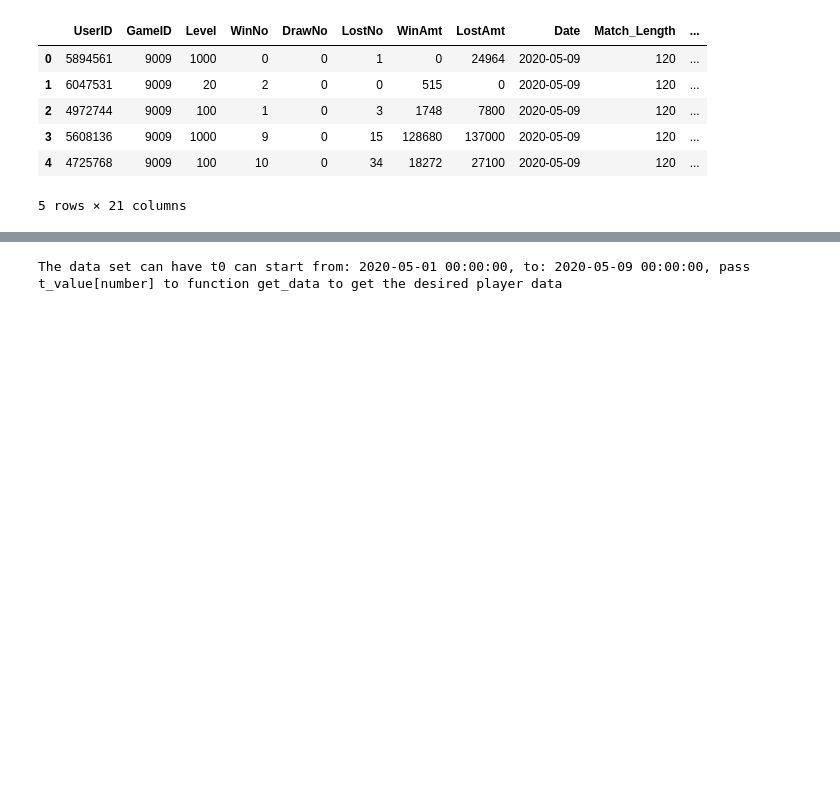
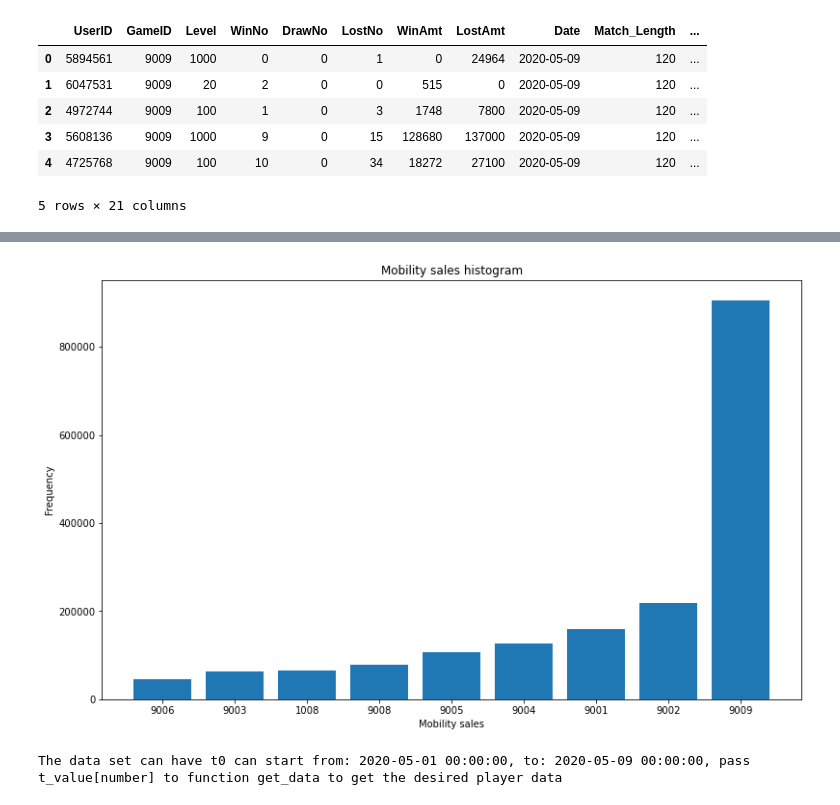
Before and after one commit to lechiben/churn-ltv-prediction, a Jupyter notebook: Churn Rate Prediction.ipynb, the cells around one changed output, grey strips where cells are left out. Saved outputs shown, nothing was run; the diff lists cells and outputs as text; code cells hidden in the pictures; blank space fills up the shorter version.

```diff
--- a/Churn Rate Prediction.ipynb
+++ b/Churn Rate Prediction.ipynb
@@ -154,0 +144,5 @@ play_log_df.head()
+# %%
+# Since there is no Draw match, we drop the DrawNo as a feature
+
+play_log_df=play_log_df.drop(['DrawNo'], axis=1)
+play_log_df.head()
@@ -154,0 +156,8 @@ play_log_df.head()
+# %%
+# Count the number of games played by GameID over the study period
+
+games_played_breakdown=play_log_df.groupby(['UserID']).sum()[['9001', '9002', '9005', '9004', '9003', '9006', '9008', '1008', '9009']].reset_index()
+games_played=pd.DataFrame(games_played_breakdown[['9001', '9002', '9005', '9004', '9003', '9006', '9008', '1008', '9009']].sum()).reset_index()
+games_played.columns=('GameID',"Games_Played")
+games_played=games_played.sort_values(by=['Games_Played'], as)
+games_played
@@ -155,3 +175,12 @@ play_log_df.head()
+# %%
+plt.figure(figsize=(13,8))
+plt.bar(games_played['GameID'], games_played['Games_Played'])
+plt.xlabel('Mobility sales')
+plt.ylabel('Frequency')
+plt.title('Mobility sales histogram')
+plt.show()
+# %% [output]
+[figure, added]
 # %%
 # Getting t0 and list of days on which user data can be extracted
 
```
Also changed, not shown: parts of 5 cells of this notebook.
